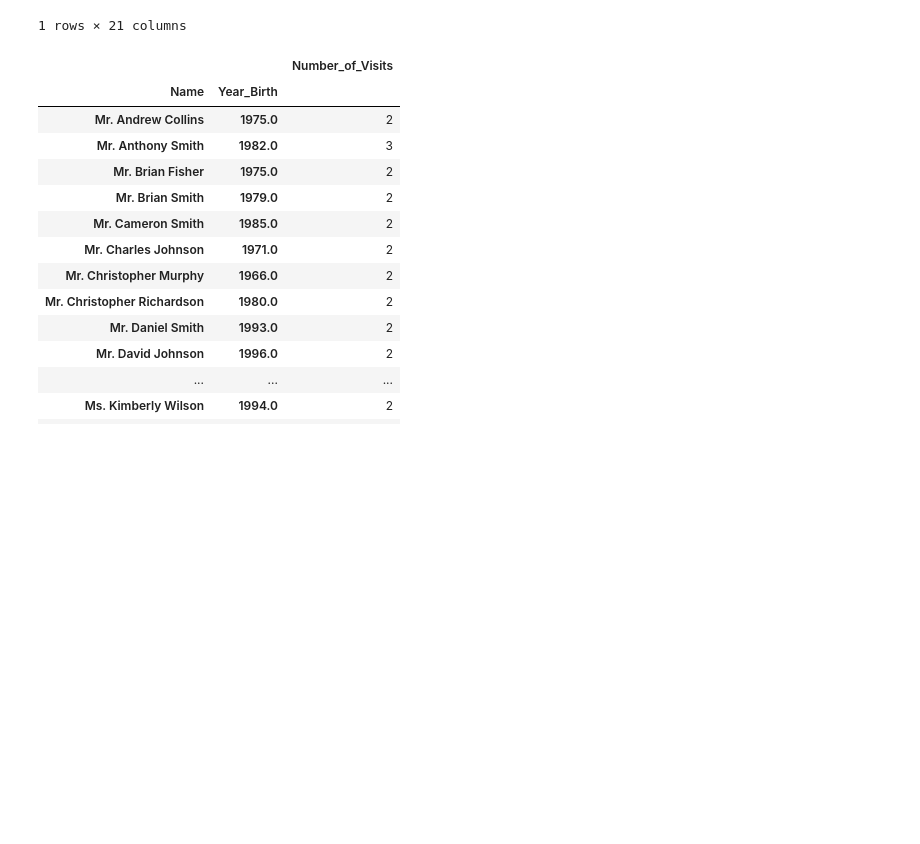
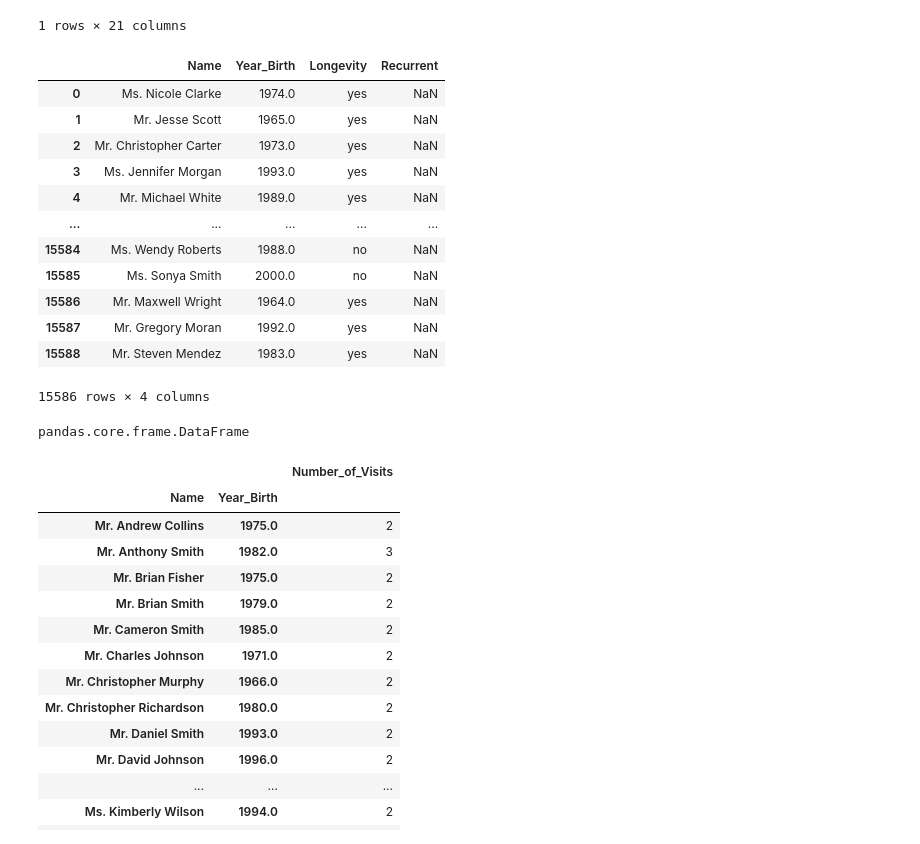
Before and after one commit to manelcbf/DSaML_Projects, a Jupyter notebook: Unsupervised_learning/Ana_MF.ipynb, the cells around one changed output. Drawn from its saved outputs; the diff is of its cells as text; code cells hidden in the pictures; blank space fills up the shorter version.

```diff
--- a/Unsupervised_learning/Ana_MF.ipynb
+++ b/Unsupervised_learning/Ana_MF.ipynb
@@ -385,6 +387,43 @@ bookme_data.query('Comfort >= 5').query('ReceptionSchedule >= 5').query('FoodDri
 
 # Ao interpretar estes resultados com os obtidos pelos outros colegas nas suas análises, e dado a heterogeneidade de quartos e
 # serviços que podemos encontrar associados à plataforma BookMe, não vamos considerar para já estes registos como outliers.
+# %%
+#Recurrent Visits - exploration
+rec_temp1 = pd.DataFrame(bookme_data[['Name', 'Year_Birth', 'Longevity']])
+rec_temp1['Recurrent'] = rec_temp1['Name'].value_counts().to_frame()
+#rec_temp1['Recurring']= rec_temp1['Name'].value_counts()
+#if rec_temp1['Name'].value_counts() > 2 == True:
+    #rec_temp3['Recurrent'] = rec_temp1['Name']
+#else:
+    #rec_temp3['Recurrent'] = 0
+#rec_temp1['Recurrent'] = rec_temp1['Name'].value_counts() > 2
+#rec_temp1['Recurrent'].value_counts()
+#rec_temp2 = rec_temp2.merge(rec_temp1,how="outer")
+#rec_temp2 = rec_temp2[rec_temp2['Name'] == True]
+rec_temp1
+#rec_temp2.count()
+#rec_temp2
+# %% [output]
+|  | Name | Year_Birth | Longevity | Recurrent |
+| 0 | Ms. Nicole Clarke | 1974.0 | yes | NaN |
+| 1 | Mr. Jesse Scott | 1965.0 | yes | NaN |
+| 2 | Mr. Christopher Carter | 1973.0 | yes | NaN |
+| 3 | Ms. Jennifer Morgan | 1993.0 | yes | NaN |
+| 4 | Mr. Michael White | 1989.0 | yes | NaN |
+| ... | ... | ... | ... | ... |
+| 15584 | Ms. Wendy Roberts | 1988.0 | no | NaN |
+| 15585 | Ms. Sonya Smith | 2000.0 | no | NaN |
+| 15586 | Mr. Maxwell Wright | 1964.0 | yes | NaN |
+| 15587 | Mr. Gregory Moran | 1992.0 | yes | NaN |
+| 15588 | Mr. Steven Mendez | 1983.0 | yes | NaN |
+15586 rows × 4 columns
+# %%
+recur =  pd.DataFrame(bookme_data.groupby(['Name', 'Year_Birth','Longevity'])['Name'].count())
+recur.rename(columns = {'Name':'Recurrent'}, inplace = True)
+recur.query("Recurrent >= 2", inplace = True) #'Number_of_Visits >= 2'
+type(recur)
+# %% [output]
+pandas.core.frame.DataFrame
 # %%
 # Verificar quantas visitas repetidas temos de clientes com o mesmo nome
 
```
Also changed, not shown: parts of 1 cell of this notebook, 2 other files.
